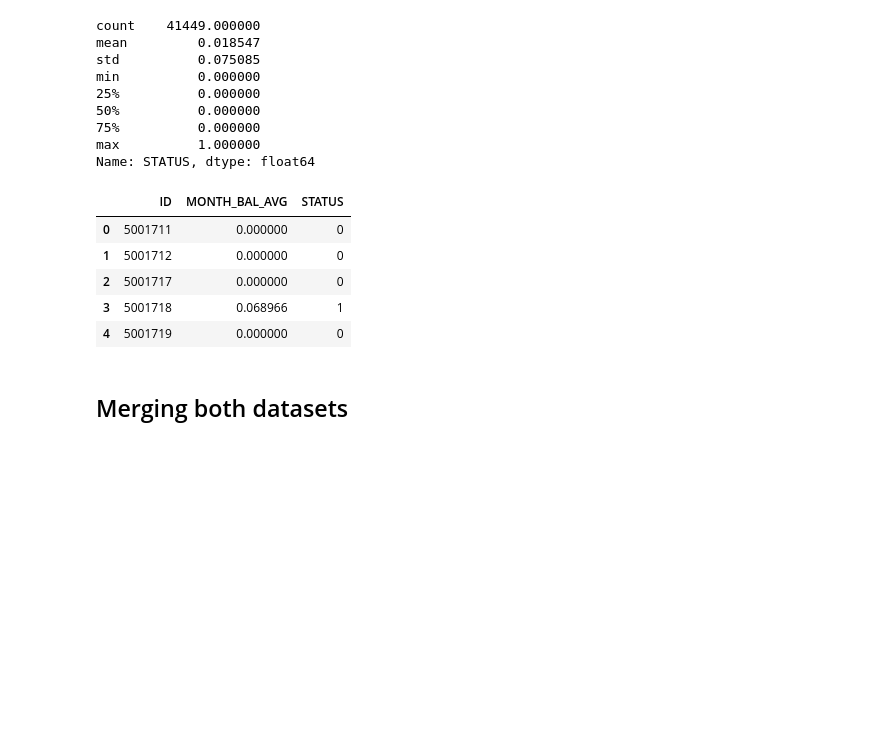
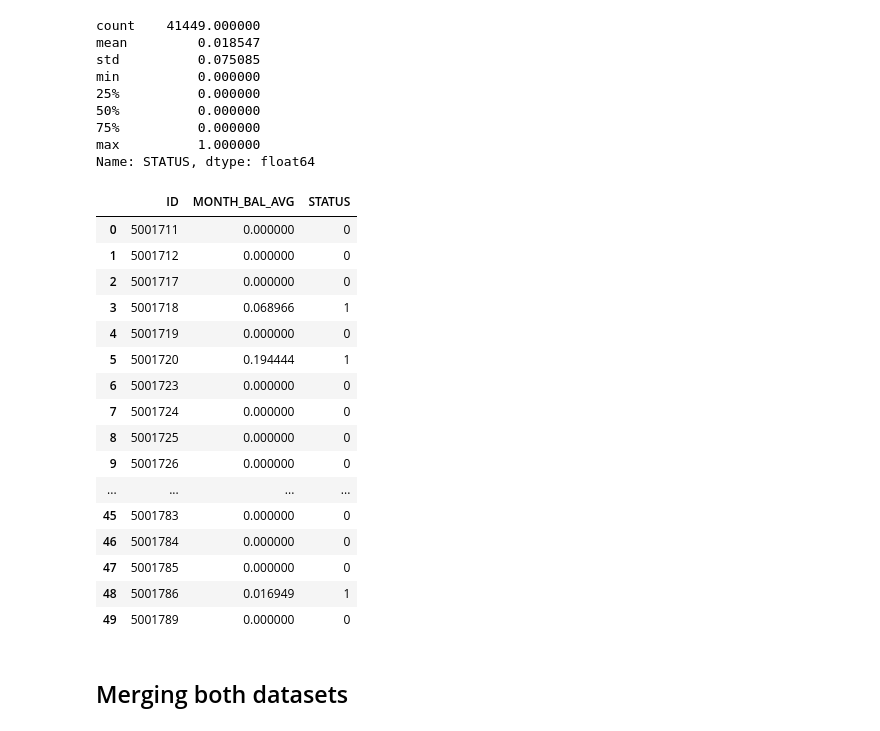
Before and after one commit to lilstanli/project4-team1, a Jupyter notebook: pre_processing.ipynb, the cells around one changed output. Cells and saved outputs as stored; diff of their text form; code cells hidden in the pictures; blank space fills up the shorter version.

```diff
--- a/pre_processing.ipynb
+++ b/pre_processing.ipynb
@@ -272,15 +335,26 @@ Name: STATUS, dtype: float64
 # %%
 # Replace float values with binaries
 credit_record["Status2"] = credit_record["STATUS"].apply(lambda x: 1 if x > 0 else 0)
 credit_record.rename(columns = {"STATUS" : "MONTH_BAL_AVG", "Status2" : "STATUS"}, inplace = True)
-credit_record.head()
+credit_record.head(50)
 # %% [output]
 |  | ID | MONTH_BAL_AVG | STATUS |
 | 0 | 5001711 | 0.000000 | 0 |
 | 1 | 5001712 | 0.000000 | 0 |
 | 2 | 5001717 | 0.000000 | 0 |
 | 3 | 5001718 | 0.068966 | 1 |
 | 4 | 5001719 | 0.000000 | 0 |
+| 5 | 5001720 | 0.194444 | 1 |
+| 6 | 5001723 | 0.000000 | 0 |
+| 7 | 5001724 | 0.000000 | 0 |
+| 8 | 5001725 | 0.000000 | 0 |
+| 9 | 5001726 | 0.000000 | 0 |
+| ... | ... | ... | ... |
+| 45 | 5001783 | 0.000000 | 0 |
+| 46 | 5001784 | 0.000000 | 0 |
+| 47 | 5001785 | 0.000000 | 0 |
+| 48 | 5001786 | 0.016949 | 1 |
+| 49 | 5001789 | 0.000000 | 0 |
 # %% [markdown]
 ## Merging both datasets
 # %%
```
Also changed, not shown: parts of 8 cells of this notebook, 4 other files.
